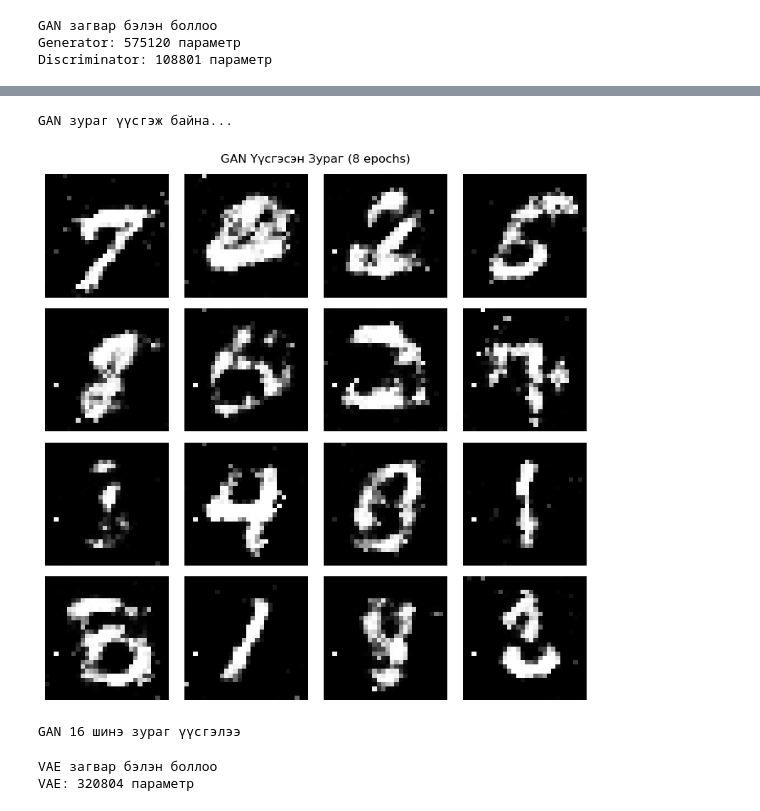
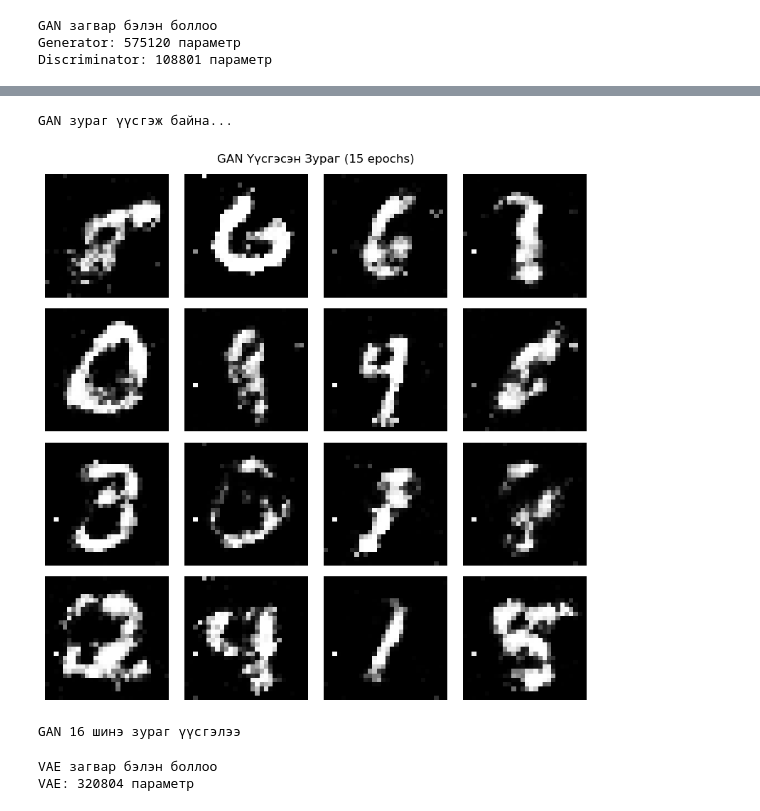
Before and after one commit to Impress366/Biy_Daalt4, a Jupyter notebook: Biy_daalt.ipynb, the cells around one changed output, grey strips where cells are left out. Drawn from its saved outputs; the diff is of its cells as text; code cells hidden in the pictures.

```diff
--- a/Biy_daalt.ipynb
+++ b/Biy_daalt.ipynb
@@ -211,32 +208,32 @@ GAN сургалт дууслаа. Нийт хугацаа: 420.9 секунд
 # %%
 # 12. GAN ашиглан шинэ зураг үүсгэх
 print("\nGAN зураг үүсгэж байна...")
 
 # 16 шинэ зураг үүсгэх
 z = torch.randn(16, GAN_LATENT_DIM).to(device)
 with torch.no_grad():
     gan_images = G(z).cpu()
 
 # -1 to 1 → 0 to 1 руу хөрвүүлэх
 gan_images = (gan_images + 1) / 2
 gan_images = gan_images.view(-1, 28, 28)
 
 # Зургийг харуулах
 fig, axes = plt.subplots(4, 4, figsize=(8, 8))
 for i in range(16):
     row = i // 4
     col = i % 4
     axes[row, col].imshow(gan_images[i], cmap='gray')
     axes[row, col].axis('off')
 
-plt.suptitle('GAN Үүсгэсэн Зураг (8 epochs)')
+plt.suptitle('GAN Үүсгэсэн Зураг (15 epochs)')
 plt.tight_layout()
 plt.show()
 
 print(f"GAN {len(gan_images)} шинэ зураг үүсгэлээ")
 # %% [output]
 GAN зураг үүсгэж байна...
-[figure, old version]
+[figure, new version]
 GAN 16 шинэ зураг үүсгэлээ
 # %%
 # 13. VAE загвар
```
Also changed, not shown: parts of 7 cells of this notebook.
